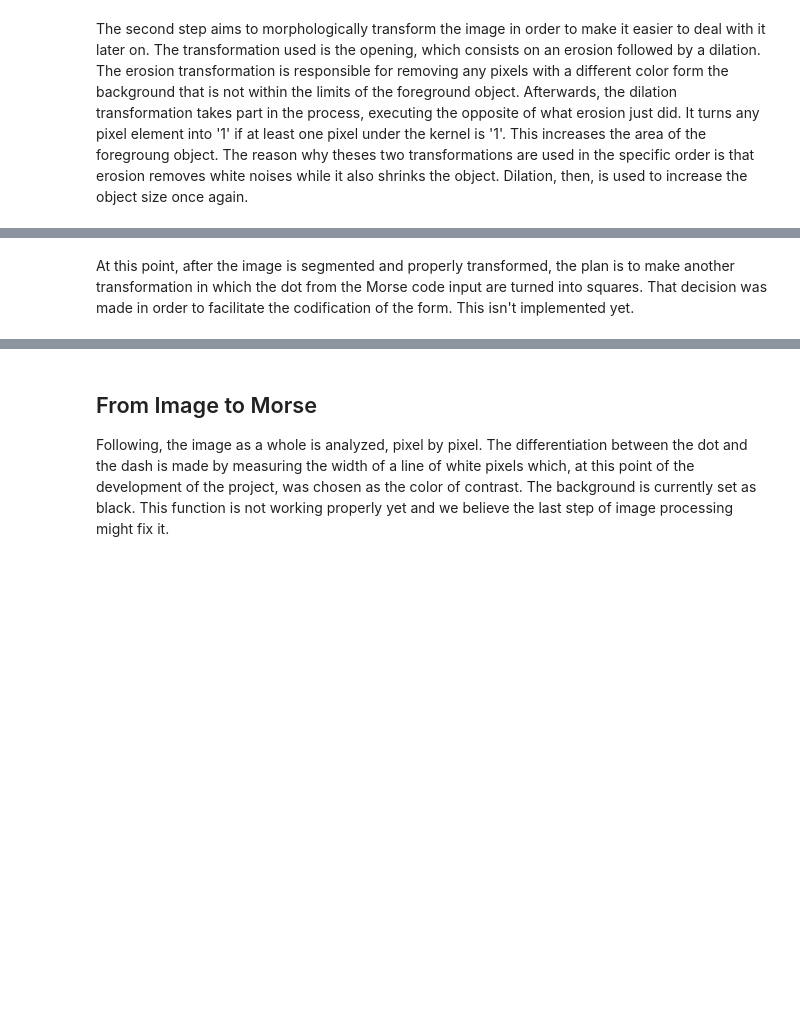
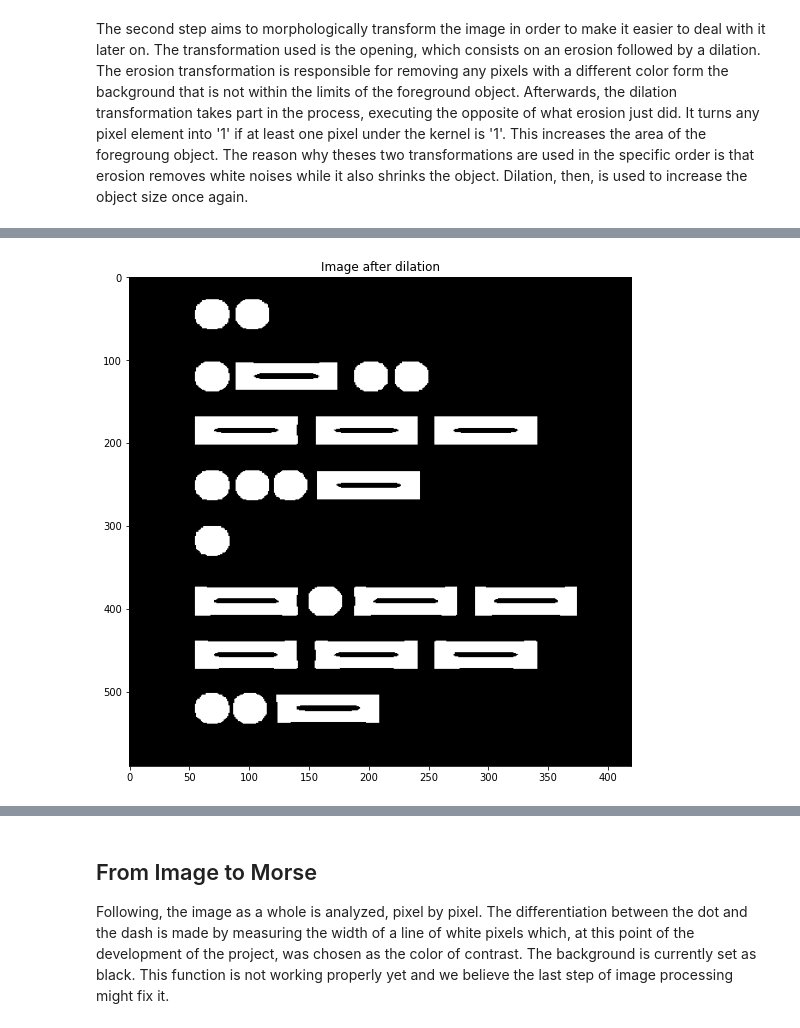
Before and after one commit to davidcairuz/image-processing-final-project, a Jupyter notebook: PartialReport.ipynb, the cells around one changed output, grey strips where cells are left out. Saved outputs shown, nothing was run; the diff lists cells and outputs as text; code cells hidden in the pictures; blank space fills up the shorter version.

Commit message:
Adding Dilation and Bounding Rectangle

```diff
--- a/PartialReport.ipynb
+++ b/PartialReport.ipynb
@@ -63,2 +64,11 @@ plt.show()
-# %% [markdown]
-At this point, after the image is segmented and properly transformed, the plan is to make another transformation in which the dot from the Morse code input are turned into squares. That decision was made in order to facilitate the codification of the form. This isn't implemented yet.
+# %%
+kernel = np.ones((5,5),np.uint8)
+dilated_image = cv2.dilate(open_image,kernel,iterations = 1)
+
+fig, ax = plt.subplots(figsize=(9, 9))
+ax.imshow(dilated_image, cmap='gray')
+ax.set_aspect('auto')
+plt.title('Image after dilation')
+plt.show()
+# %% [output]
+[figure, added]
```
Also changed, not shown: parts of 10 cells of this notebook.
